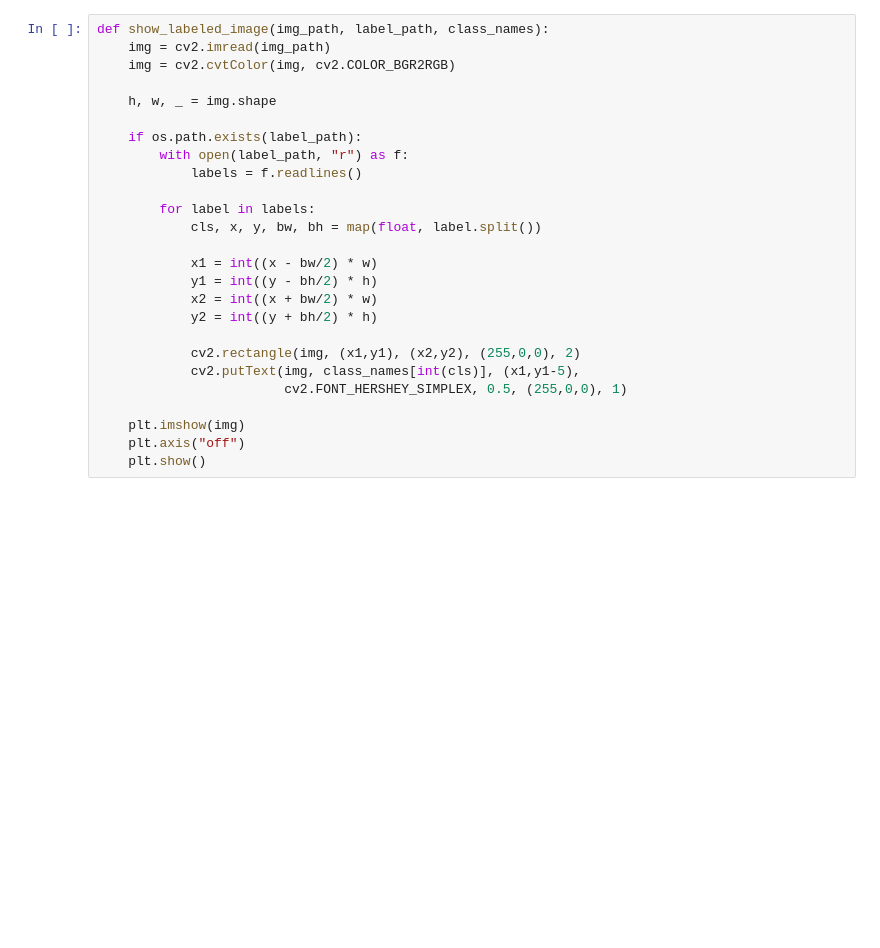
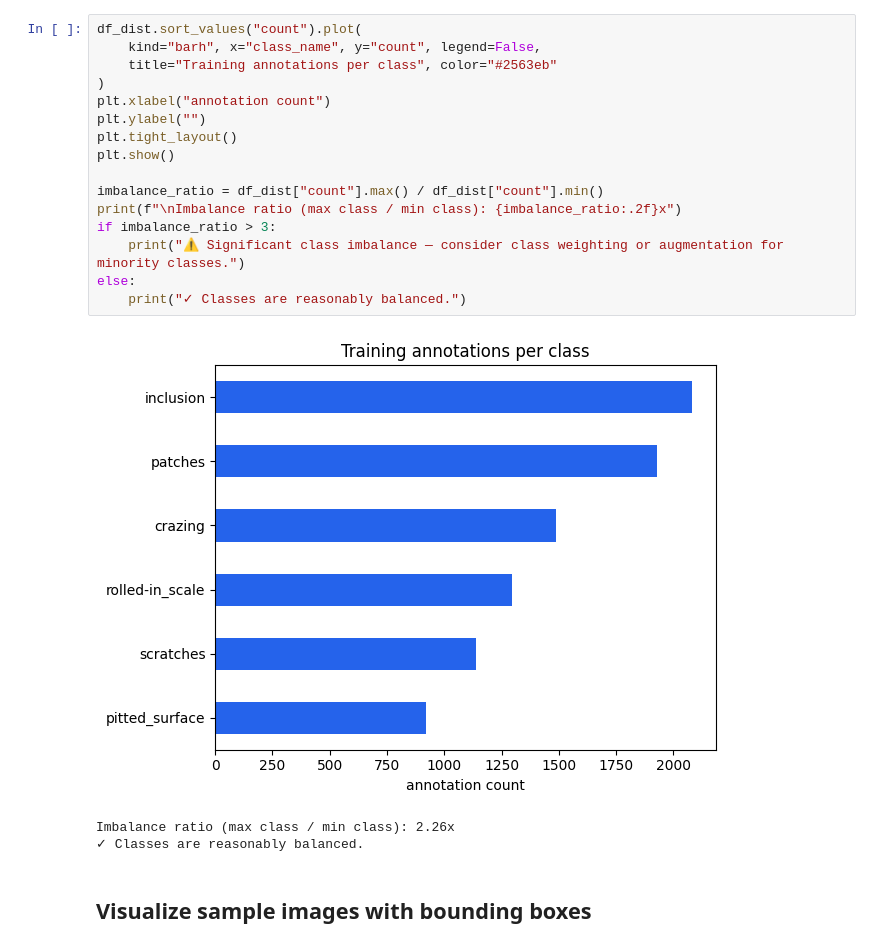
Before and after one commit to Hassan-Shoayb/FactoryEye-Real-Time-AI-Defect-Detection-System, a Jupyter notebook: notebooks/01_explore_dataset.ipynb, the cells around one changed output. Cells and saved outputs as stored; diff of their text form; blank space fills up the shorter version.

```diff
--- a/notebooks/01_explore_dataset.ipynb
+++ b/notebooks/01_explore_dataset.ipynb
@@ -55,27 +143,23 @@ show_sample_images("train")
 # %%
-def show_labeled_image(img_path, label_path, class_names):
-    img = cv2.imread(img_path)
-    img = cv2.cvtColor(img, cv2.COLOR_BGR2RGB)
+df_dist.sort_values("count").plot(
+    kind="barh", x="class_name", y="count", legend=False,
+    title="Training annotations per class", color="#2563eb"
+)
+plt.xlabel("annotation count")
+plt.ylabel("")
+plt.tight_layout()
+plt.show()
 
-    h, w, _ = img.shape
-
-    if os.path.exists(label_path):
-        with open(label_path, "r") as f:
-            labels = f.readlines()
-
-        for label in labels:
-            cls, x, y, bw, bh = map(float, label.split())
-
-            x1 = int((x - bw/2) * w)
-            y1 = int((y - bh/2) * h)
-            x2 = int((x + bw/2) * w)
-            y2 = int((y + bh/2) * h)
-
-            cv2.rectangle(img, (x1,y1), (x2,y2), (255,0,0), 2)
-            cv2.putText(img, class_names[int(cls)], (x1,y1-5),
-                        cv2.FONT_HERSHEY_SIMPLEX, 0.5, (255,0,0), 1)
-
-    plt.imshow(img)
-    plt.axis("off")
-    plt.show()
+imbalance_ratio = df_dist["count"].max() / df_dist["count"].min()
+print(f"\nImbalance ratio (max class / min class): {imbalance_ratio:.2f}x")
+if imbalance_ratio > 3:
+    print("⚠ Significant class imbalance — consider class weighting or augmentation for minority classes.")
+else:
+    print("✓ Classes are reasonably balanced.")
+# %% [output]
+[figure, added]
+Imbalance ratio (max class / min class): 2.26x
+✓ Classes are reasonably balanced.
+# %% [markdown]
+## Visualize sample images with bounding boxes
 # %%
```
Also changed, not shown: parts of 15 cells of this notebook.
